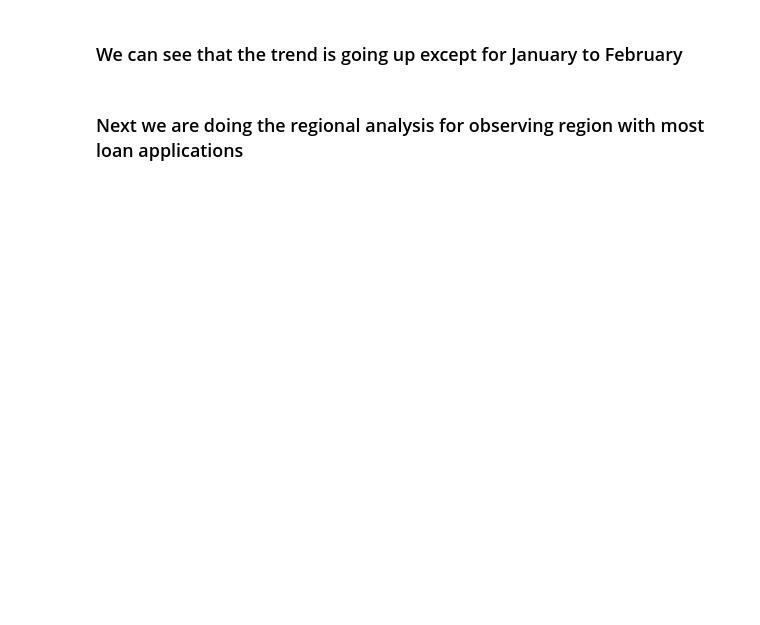
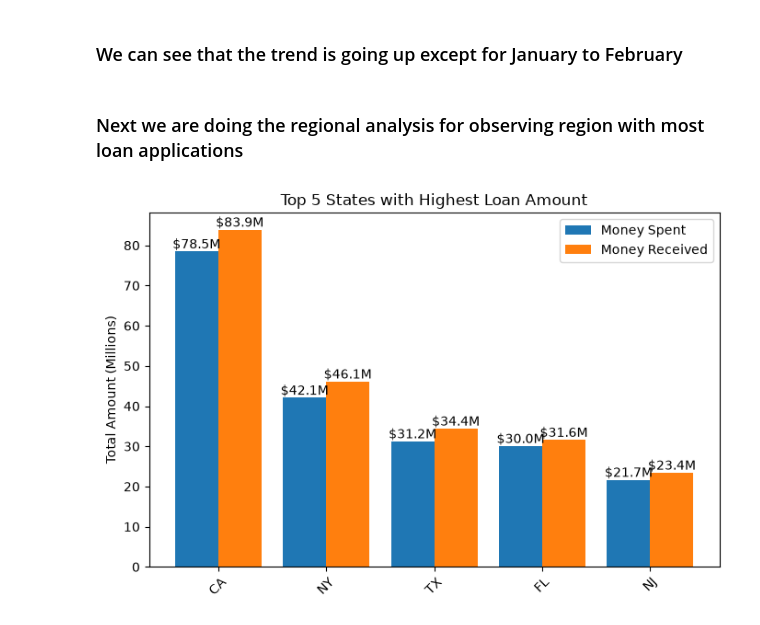
Before and after one commit to MuhammadUtoro/data-analytics, a Jupyter notebook: project.ipynb, the cells around one changed output. Saved outputs shown, nothing was run; the diff lists cells and outputs as text; code cells hidden in the pictures; blank space fills up the shorter version.

```diff
--- a/project.ipynb
+++ b/project.ipynb
@@ -208,3 +225,31 @@ plt.show()
 ### We can see that the trend is going up except for January to February
 # %% [markdown]
 ### Next we are doing the regional analysis for observing region with most loan applications
+# %%
+# First, we calculate the amount spent (loan_amount per state)
+total_running_per_state = df_all_time.groupby('address_state')[['loan_amount', 'total_payment']].sum().div(1000000).reset_index()
+top_5_state = total_running_per_state.sort_values(['loan_amount', 'total_payment'], ascending=False).head(5)
+top_5_state = top_5_state.rename(
+    columns={
+        'address_state': 'State',
+        'loan_amount': 'Money Spent',
+        'total_payment': 'Money Received'
+    }
+)
+top_5_state
+# Then we plot using bar char for comparison
+x = np.arange(len(top_5_state['State']))
+width = 0.4
+plt.figure(figsize=(8,5))
+# Add label on the top of the bar
+bars1 = plt.bar(x - width/2, top_5_state['Money Spent'], width, label='Money Spent')
+bars2 = plt.bar(x + width/2, top_5_state['Money Received'], width, label='Money Received' )
+plt.bar_label(bars1, fmt='$%.1fM')
+plt.bar_label(bars2, fmt='$%.1fM')
+plt.xticks(x, top_5_state['State'], rotation=45)
+plt.legend()
+plt.title('Top 5 States with Highest Loan Amount')
+plt.ylabel('Total Amount (Millions)')
+plt.show()
+# %% [output]
+[figure, added]
```
Also changed, not shown: parts of 8 cells of this notebook.
